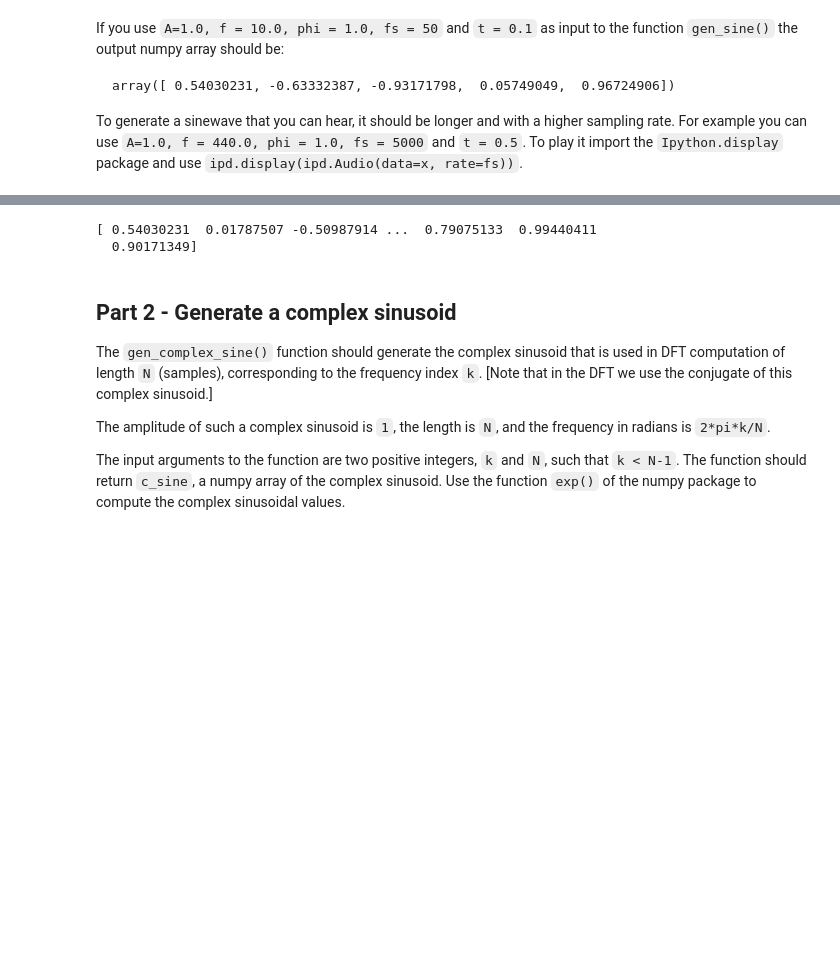
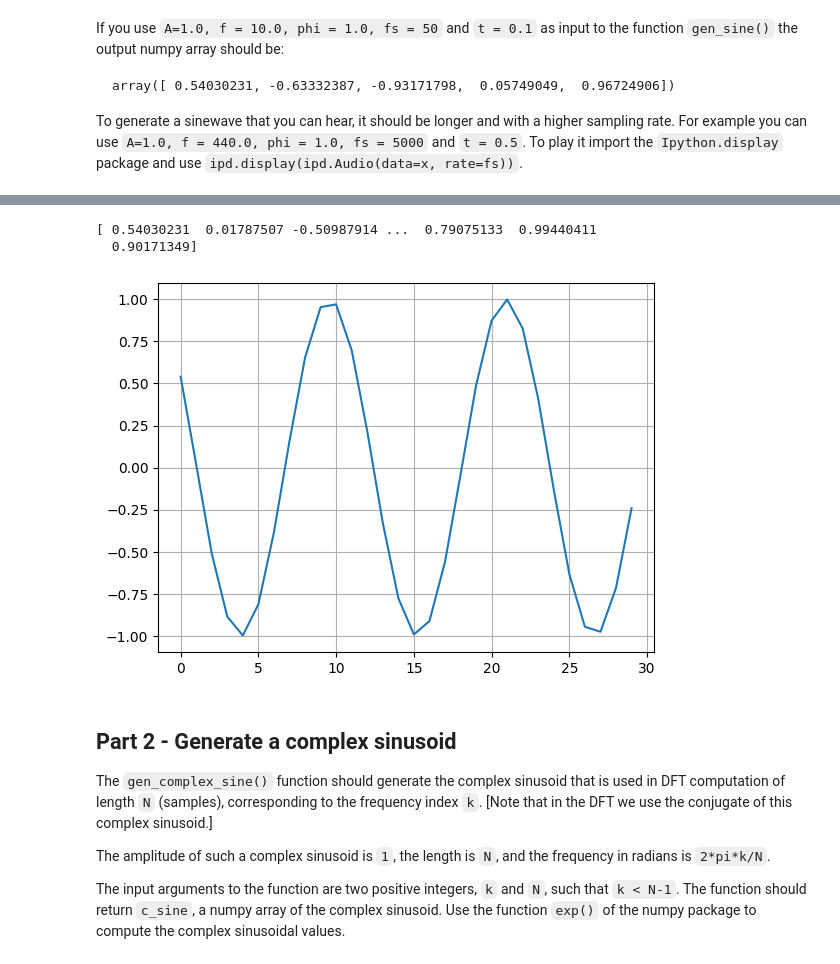
Before and after one commit to MarcosAmador335/sms-tools-materials, a Jupyter notebook: exercises/E2-Sinusoids-and-DFT.ipynb, the cells around one changed output, grey strips where cells are left out. Drawn from its saved outputs; the diff is of its cells as text; code cells hidden in the pictures; blank space fills up the shorter version.

```diff
--- a/exercises/E2-Sinusoids-and-DFT.ipynb
+++ b/exercises/E2-Sinusoids-and-DFT.ipynb
@@ -82,22 +82,26 @@ To generate a sinewave that you can hear, it should be longer and with a higher
 # %%
 # E2 - 1.2: Call the function gen_sine() with the values proposed above, plot and play the output sinusoid
 
 import IPython.display as ipd
+import matplotlib.pyplot as plt
 
 ### your code here
 A=1.0
 f=440.0
 phi=1.0
 fs=5000
 t=0.5
 
 x = gen_sine(A,f,phi,fs,t)
 ipd.display(ipd.Audio(data = x,rate = fs ))
 print(x)
+plt.plot(x[:30])
+plt.grid()
 # %% [output]
 [interactive output not drawn]
 [ 0.54030231  0.01787507 -0.50987914 ...  0.79075133  0.99440411
   0.90171349]
+[figure, added]
 # %% [markdown]
 ## Part 2 - Generate a complex sinusoid
 
```
Also changed, not shown: parts of 4 cells of this notebook.
